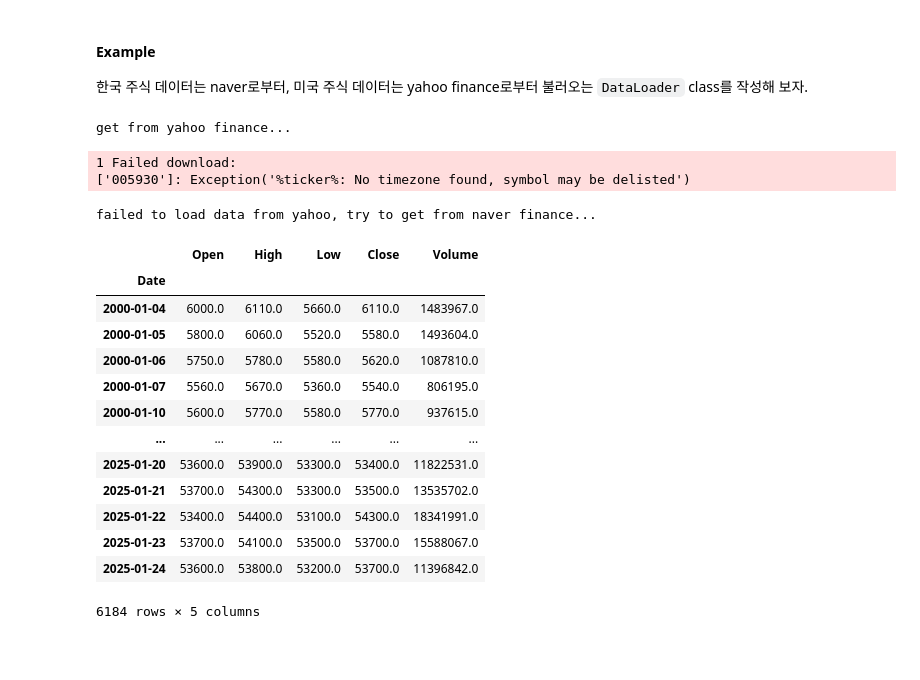
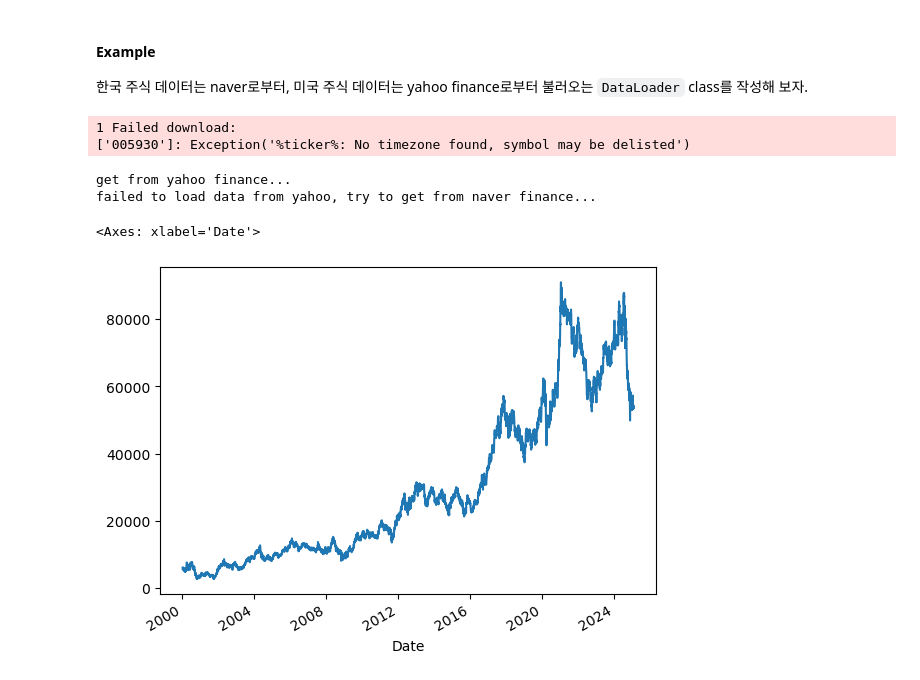
Before and after one commit to QuantifiSogang/2025AdvancedPythonForFinance, a Jupyter notebook: Note/01OOP&TorchHandling/01ObjectOrientedProgramming.ipynb, the cells around one changed output. Saved outputs shown, nothing was run; the diff lists cells and outputs as text; code cells hidden in the pictures; blank space fills up the shorter version.

```diff
--- a/Note/01OOP&TorchHandling/01ObjectOrientedProgramming.ipynb
+++ b/Note/01OOP&TorchHandling/01ObjectOrientedProgramming.ipynb
@@ -42,0 +47,2 @@ class Asset(object) : # Class 선언, class는 대문자로 시작하는 것이
+# %%
+object = Asset(name = 'Apple Inc.', ticker = 'AAPL')
@@ -42,0 +70,2 @@ class Asset(object) : # Class 선언, class는 대문자로 시작하는 것이
+# %%
+object.ASSET_ID = 10
@@ -949,7 +1064,7 @@ class NaverData(object) :
         data.index = pd.to_datetime(data.index)
         return data
 
-class DataLoader(ABC) :
+class DataLoader() :
     def __repr__(self) :
         return f"<{self.__class__.__name__}>"
 
@@ -979,27 +1094,18 @@ class DataLoader(ABC) :
 
         return data
 # %%
-DataLoader.get_data(
+data = DataLoader.get_data(
     ticker = '005930',
     start = '2000-01-01',
     end = '2025-01-24'
 )
 # %% [output]
-get from yahoo finance...
+1 Failed download:
+['005930']: Exception('%ticker%: No timezone found, symbol may be delisted')
-1 Failed download:
-['005930']: Exception('%ticker%: No timezone found, symbol may be delisted')
+get from yahoo finance...
+failed to load data from yahoo, try to get from naver finance...
-failed to load data from yahoo, try to get from naver finance...
-|  | Open | High | Low | Close | Volume |
-| Date |  |  |  |  |  |
-| 2000-01-04 | 6000.0 | 6110.0 | 5660.0 | 6110.0 | 1483967.0 |
-| 2000-01-05 | 5800.0 | 6060.0 | 5520.0 | 5580.0 | 1493604.0 |
-| 2000-01-06 | 5750.0 | 5780.0 | 5580.0 | 5620.0 | 1087810.0 |
-| 2000-01-07 | 5560.0 | 5670.0 | 5360.0 | 5540.0 | 806195.0 |
-| 2000-01-10 | 5600.0 | 5770.0 | 5580.0 | 5770.0 | 937615.0 |
-| ... | ... | ... | ... | ... | ... |
-| 2025-01-20 | 53600.0 | 53900.0 | 53300.0 | 53400.0 | 11822531.0 |
-| 2025-01-21 | 53700.0 | 54300.0 | 53300.0 | 53500.0 | 13535702.0 |
-| 2025-01-22 | 53400.0 | 54400.0 | 53100.0 | 54300.0 | 18341991.0 |
-| 2025-01-23 | 53700.0 | 54100.0 | 53500.0 | 53700.0 | 15588067.0 |
-| 2025-01-24 | 53600.0 | 53800.0 | 53200.0 | 53700.0 | 11396842.0 |
-6184 rows × 5 columns
+# %%
+data['Close'].plot()
+# %% [output]
+<Axes: xlabel='Date'>
+[figure, added]
```
Also changed, not shown: parts of 28 cells of this notebook, 2 other files.
